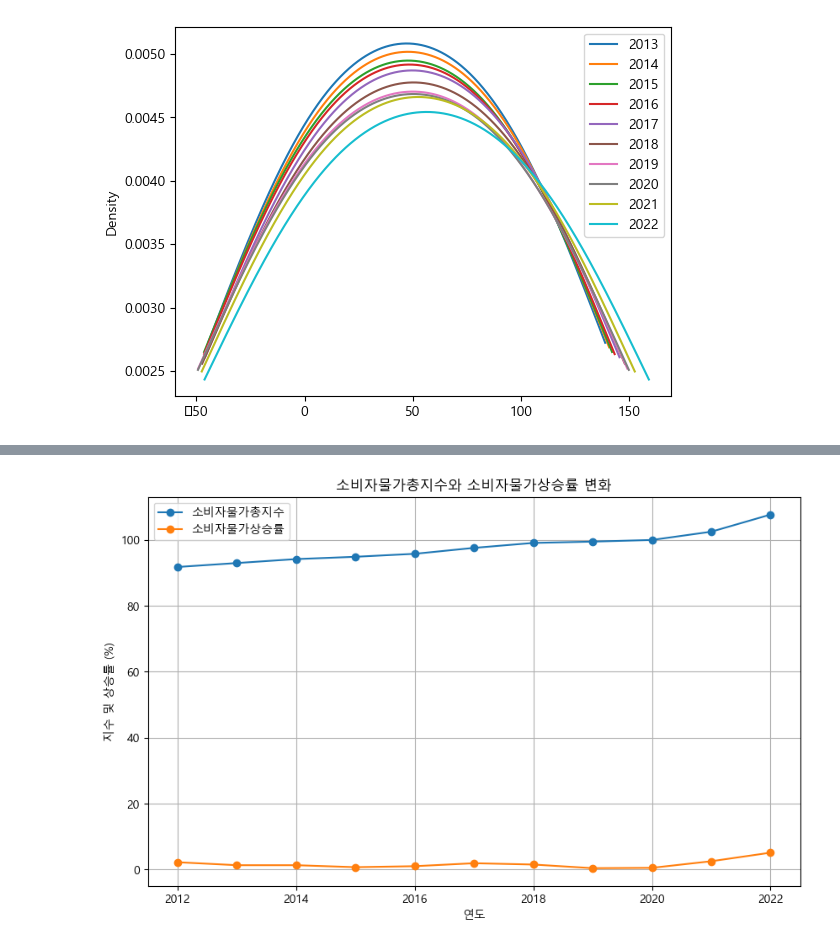
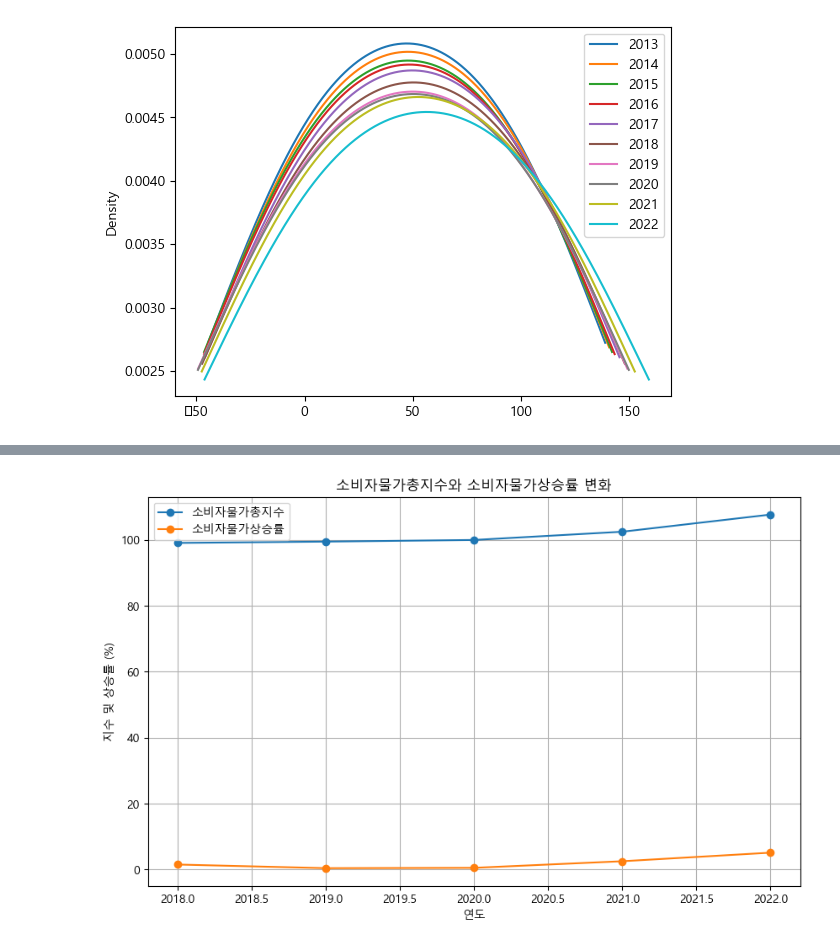
Before and after one commit to chan2-plc/data_police, a Jupyter notebook: cpi지수.ipynb, the cells around one changed output, grey strips where cells are left out. Drawn from its saved outputs; the diff is of its cells as text; code cells hidden in the pictures.

```diff
--- a/cpi지수.ipynb
+++ b/cpi지수.ipynb
@@ -191,35 +172,35 @@ AttributeError: module 'matplotlib.pyplot' has no attribute 'Xlim'
 import pandas as pd
 import matplotlib.pyplot as plt
 
 import platform
 
 if platform.system() == 'Windows':
     plt.rc('font', family='Malgun Gothic')
 elif platform.system() == 'Darwin': # Mac
     plt.rc('font', family='AppleGothic')
 else: #linux
     plt.rc('font', family='NanumGothic')
 
 data = {
-    '연도': [2012, 2013, 2014, 2015, 2016, 2017, 2018, 2019, 2020, 2021, 2022],
-    '소비자물가총지수': [91.8, 93.0, 94.2, 94.9, 95.8, 97.6, 99.1, 99.5, 100.0, 102.5, 107.7],
-    '소비자물가상승률': [2.2, 1.3, 1.3, 0.7, 1.0, 1.9, 1.5, 0.4, 0.5, 2.5, 5.1]
+    '연도': [2018, 2019, 2020, 2021, 2022],
+    '소비자물가총지수': [99.1, 99.5, 100.0, 102.5, 107.7],
+    '소비자물가상승률': [1.5, 0.4, 0.5, 2.5, 5.1]
 }
 
 df = pd.DataFrame(data)
 
 plt.figure(figsize=(10, 6))
 plt.plot(df['연도'], df['소비자물가총지수'], marker='o', label='소비자물가총지수')
 plt.plot(df['연도'], df['소비자물가상승률'], marker='o', label='소비자물가상승률')
 
 # 그래프 꾸미기
 plt.title('소비자물가총지수와 소비자물가상승률 변화')
 plt.xlabel('연도')
 plt.ylabel('지수 및 상승률 (%)')
 plt.legend()
 plt.grid(True)
 
 plt.show()
 # %% [output]
-[figure, old version]
+[figure, new version]
 # %%
```
Also changed, not shown: parts of 4 cells of this notebook.
